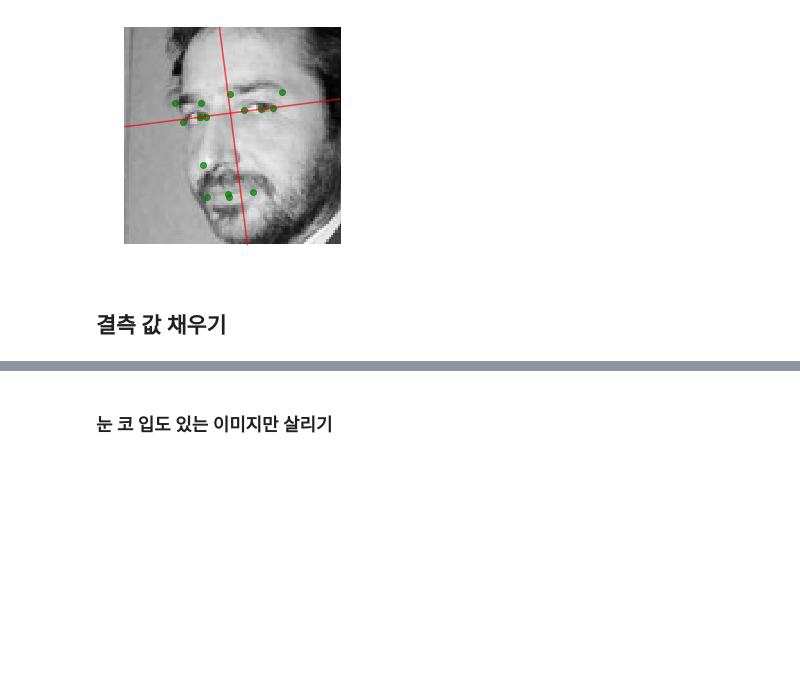
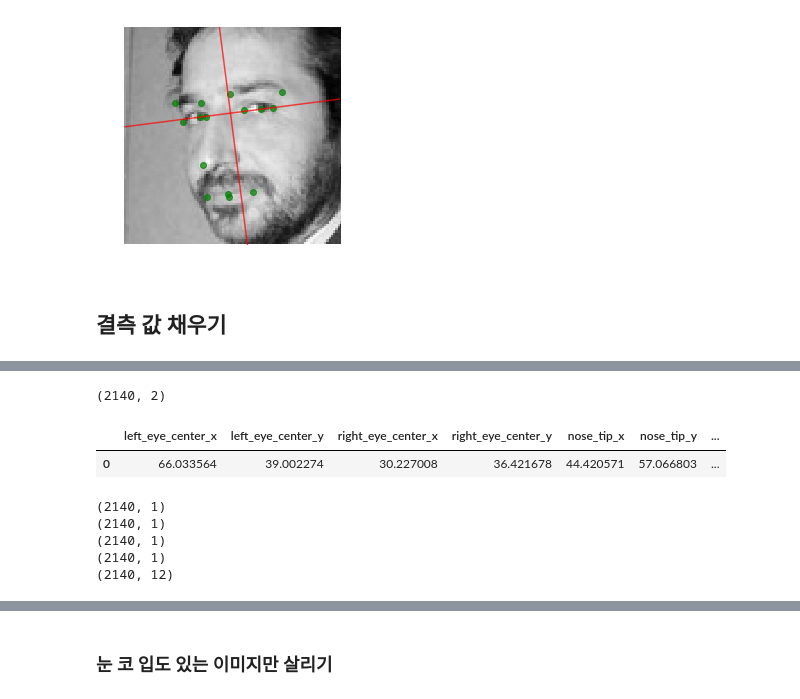
Before and after one commit to ultra118/Python_ML, a Jupyter notebook: Kaggle/facial_keypoints/FKD_pre_processing.ipynb, the cells around one changed output, grey strips where cells are left out. Drawn from its saved outputs; the diff is of its cells as text; code cells hidden in the pictures; blank space fills up the shorter version.

```diff
--- a/Kaggle/facial_keypoints/FKD_pre_processing.ipynb
+++ b/Kaggle/facial_keypoints/FKD_pre_processing.ipynb
@@ -319,0 +335,9 @@ show_ppline(x[1776], y[1776], test_list[1])
+# %%
+import numpy as np
+import pandas as pd
+import matplotlib.pyplot as plt
+
+df = pd.read_csv('../data/facial/training.csv')
+print(df.shape)
+df.dropna(inplace=True)
+print(df.shape)
@@ -319,0 +347,6 @@ show_ppline(x[1776], y[1776], test_list[1])
+# %%
+feature_list = [0,1,2,3,20,21,28,29]
+x_data = df.iloc[:,feature_list]
+print("x_data.shape : {}".format(x_data.shape))
+for c in x_data.columns:
+    print(c)
@@ -319,0 +394,11 @@ show_ppline(x[1776], y[1776], test_list[1])
+# %%
+x_data_split = np.split(x_data.values, 4, axis = 1)
+# 0 : 왼쪽 눈 1 : 오른쪽 눈 2 : 코 3 : 입술 아래
+x_data_split[0].shape
+# %% [output]
+(2140, 2)
+# %%
+x_data.head(1)
+# %% [output]
+|  | left_eye_center_x | left_eye_center_y | right_eye_center_x | right_eye_center_y | nose_tip_x | nose_tip_y | ... |
+| 0 | 66.033564 | 39.002274 | 30.227008 | 36.421678 | 44.420571 | 57.066803 | ... |
@@ -319,0 +415,21 @@ show_ppline(x[1776], y[1776], test_list[1])
+# %%
+# 0 : 왼쪽 눈 1 : 오른쪽 눈 2 : 코 3 : 입술 아래
+le2re_gradient = get_gradient(x_data_split[0], x_data_split[1]).reshape(-1, 1)
+le2n_gradient = get_gradient(x_data_split[0], x_data_split[2]).reshape(-1, 1)
+re2ne_gradient = get_gradient(x_data_split[1], x_data_split[2]).reshape(-1, 1)
+n2bm_distnace = get_distnace(x_data_split[2], x_data_split[3]).reshape(-1, 1)
+
+print(le2re_gradient.shape)
+print(le2n_gradient.shape)
+print(re2ne_gradient.shape)
+print(n2bm_distnace.shape)
+
+for d in [le2re_gradient, le2n_gradient,re2ne_gradient,n2bm_distnace]:
+    x_data = np.append(x_data, d, axis = 1)
+print(x_data.shape)
+# %% [output]
+(2140, 1)
+(2140, 1)
+(2140, 1)
+(2140, 1)
+(2140, 12)
```
Also changed, not shown: parts of 28 cells of this notebook.
